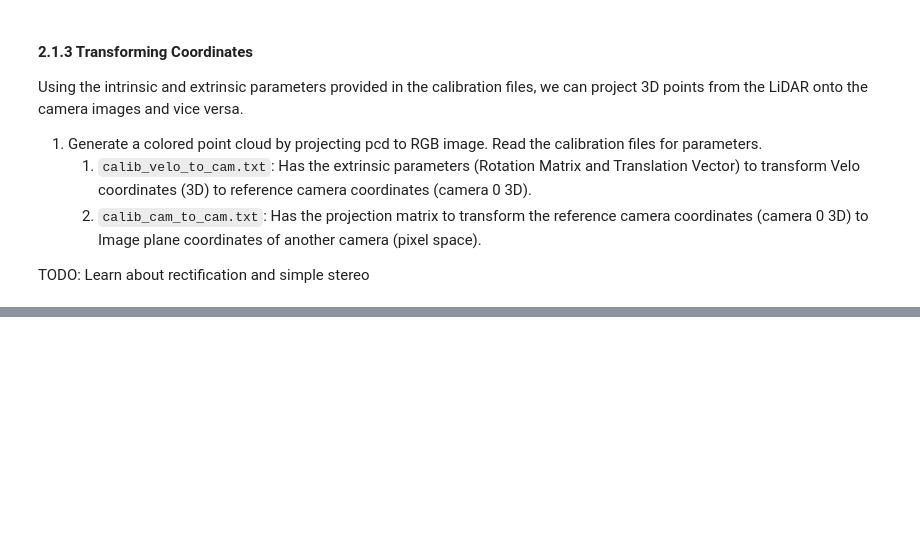
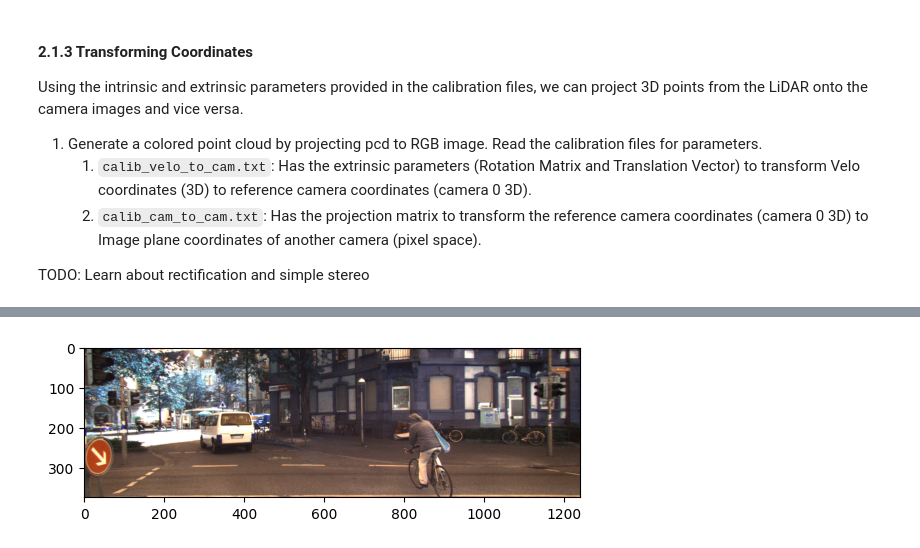
Before and after one commit to RishitSingh10/kitti_visualize, a Jupyter notebook: 01_exploring_kitti_dataset.ipynb, the cells around one changed output, grey strips where cells are left out. Saved outputs shown, nothing was run; the diff lists cells and outputs as text; code cells hidden in the pictures; blank space fills up the shorter version.

```diff
--- a/01_exploring_kitti_dataset.ipynb
+++ b/01_exploring_kitti_dataset.ipynb
@@ -155,0 +229,13 @@ TODO: Learn about rectification and simple stereo
+# %%
+# Get color correspoinding to each (u,v) in the cam2 image
+rgb_img = cam_imgs[2]
+plt.imshow(rgb_img)
+plt.show()
+
+h, w, _ = rgb_img.shape
+
+[u, v] = [u.astype(int).clip(0, w-1), v.astype(int).clip(0, h-1)]
+
+colors = rgb_img[v, u]/255
+# %% [output]
+[figure, added]
```
Also changed, not shown: parts of 7 cells of this notebook, 1 other file.
